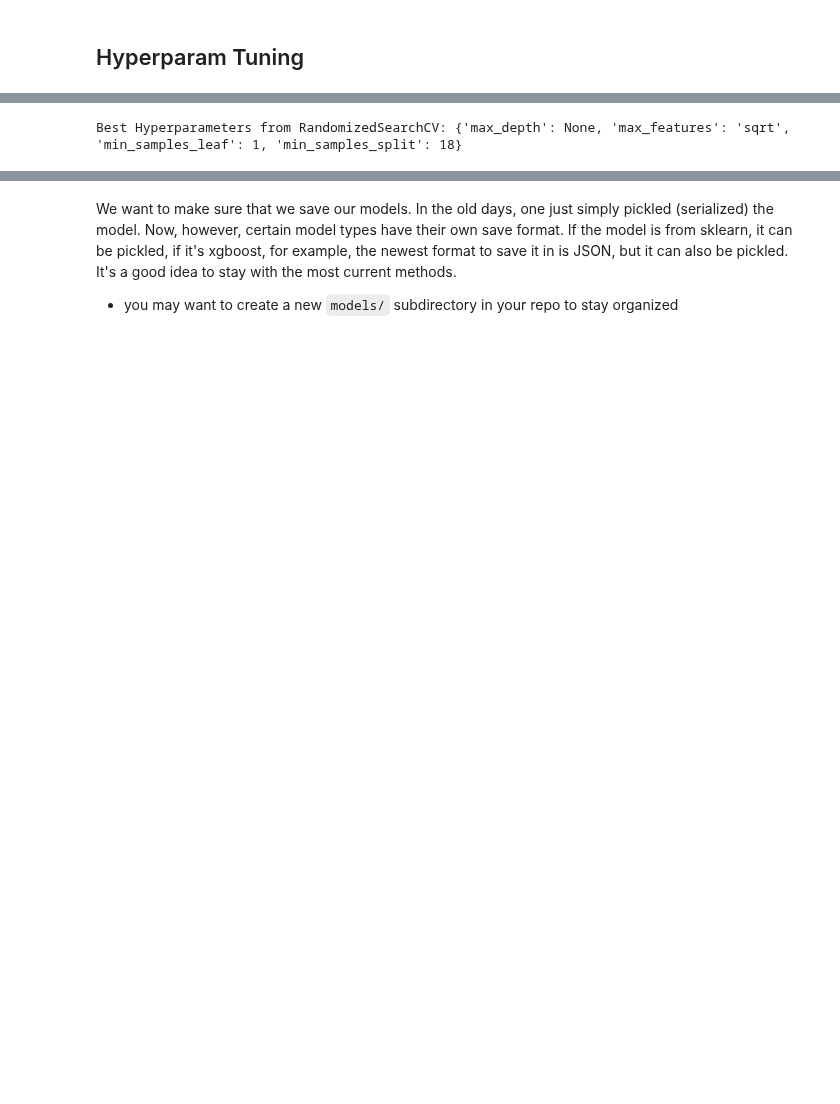
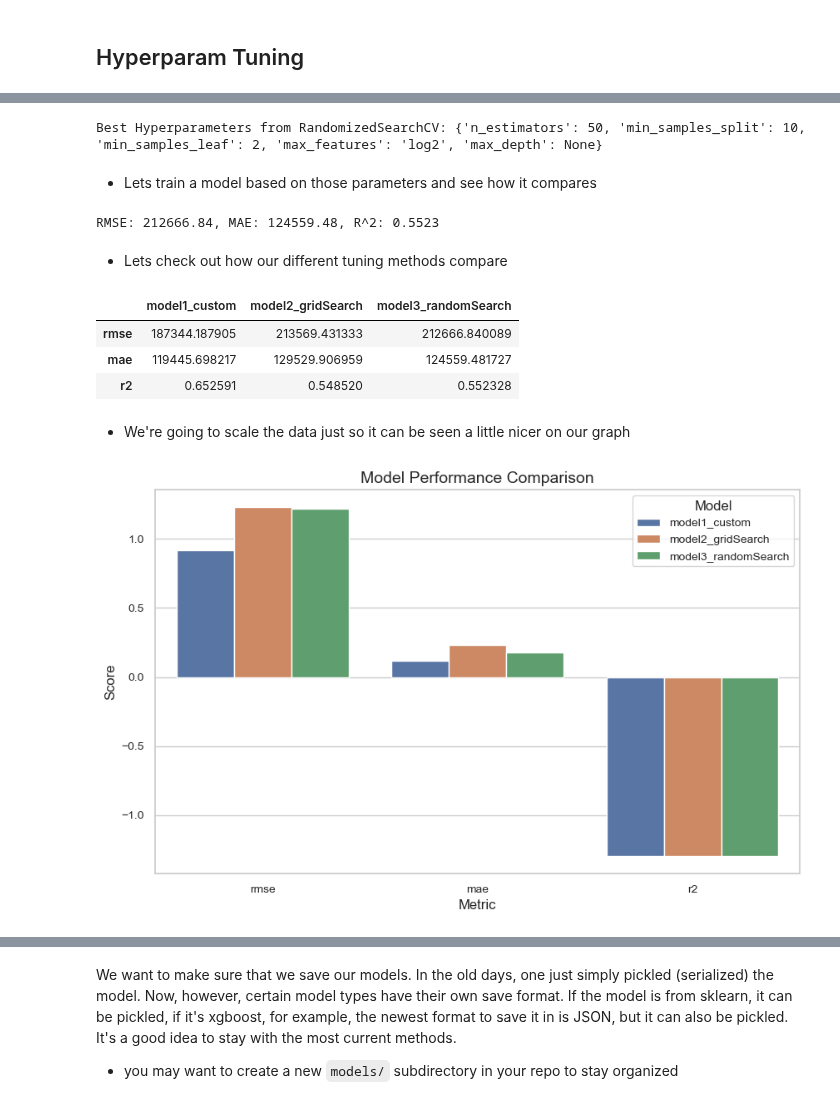
Before and after one commit to FinchWilliam/DS-Midterm-Project, a Jupyter notebook: notebooks/3 - tuning_pipeline.ipynb, the cells around one changed output, grey strips where cells are left out. Cells and saved outputs as stored; diff of their text form; code cells hidden in the pictures; blank space fills up the shorter version.

Commit message:
updates on pipeline and cleaning on hyperparamaters

```diff
--- a/notebooks/3 - tuning_pipeline.ipynb
+++ b/notebooks/3 - tuning_pipeline.ipynb
@@ -230,0 +101,6 @@ Best Hyperparameters from GridSearchCV: {'max_depth': 20, 'max_features': 'log2'
+# %%
+model2 = RandomForestRegressor(**best_hyperparams2, random_state=42)
+model2.fit(X_train, y_train)
+y_pred = model2.predict(X_test)
+rmse_model2, mae_model2, r2_model2 = fv.CalculateScores(y_pred, y_test)
+model_metrics['model2_gridSearch'] = {'rmse': rmse_model2, 'mae': mae_model2, 'r2': r2_model2}
@@ -231,36 +112,64 @@ Best Hyperparameters from GridSearchCV: {'max_depth': 20, 'max_features': 'log2'
 # %%
-# RandomizedSearchCV
-
-from sklearn.model_selection import RandomizedSearchCV
-from sklearn.ensemble import RandomForestRegressor
-from scipy.stats import randint
-
-# Define parameter distribution
-param_dist = {
-    'max_depth': [None, 10, 20, 30, 50, 100],
-    'min_samples_split': randint(2, 20),
-    'min_samples_leaf': randint(1, 10),
-    'max_features': ['sqrt', 'log2', None]
-}
 
 # Initialize RandomForestRegressor
 rf = RandomForestRegressor(random_state=42)
 
 # Initialize RandomizedSearchCV
-random_search = RandomizedSearchCV(estimator=rf, param_distributions=param_dist, n_iter=100, cv=5,
+random_search = RandomizedSearchCV(estimator=rf, param_distributions=param_grid, n_iter=100, cv=5,
                                    scoring='neg_mean_squared_error', n_jobs=-1, random_state=42)
 
 # Perform RandomizedSearchCV on the training data
 random_search.fit(X_train, y_train)
 
 # Best hyperparameters found by RandomizedSearchCV
-best_random_params = random_search.best_params_
-print("Best Hyperparameters from RandomizedSearchCV:", best_random_params)
-
-# Get best model
-best_model_random = random_search.best_estimator_
-
-# evaluate the best model on test set
-y_pred_random = best_model_random.predict(X_test)
+best_hyperparams3 = random_search.best_params_
+print("Best Hyperparameters from RandomizedSearchCV:", best_hyperparams3)
 # %% [output]
-Best Hyperparameters from RandomizedSearchCV: {'max_depth': None, 'max_features': 'sqrt', 'min_samples_leaf': 1, 'min_samples_split': 18}
+Best Hyperparameters from RandomizedSearchCV: {'n_estimators': 50, 'min_samples_split': 10, 'min_samples_leaf': 2, 'max_features': 'log2', 'max_depth': None}
+# %% [markdown]
+- Lets train a model based on those parameters and see how it compares
+# %%
+model3 = RandomForestRegressor(**best_hyperparams3, random_state=42)
+model3.fit(X_train, y_train)
+y_pred = model3.predict(X_test)
+rmse_model3, mae_model3, r2_model3 = fv.CalculateScores(y_pred, y_test)
+model_metrics['model3_randomSearch'] = {'rmse': rmse_model3, 'mae': mae_model3, 'r2': r2_model3}
+# %% [output]
+RMSE: 212666.84, MAE: 124559.48, R^2: 0.5523
+# %% [markdown]
+- Lets check out how our different tuning methods compare
+# %%
+metrics_df = pd.DataFrame(model_metrics)
+metrics_df
+# %% [output]
+|  | model1_custom | model2_gridSearch | model3_randomSearch |
+| rmse | 187344.187905 | 213569.431333 | 212666.840089 |
+| mae | 119445.698217 | 129529.906959 | 124559.481727 |
+| r2 | 0.652591 | 0.548520 | 0.552328 |
+# %% [markdown]
+- We're going to scale the data just so it can be seen a little nicer on our graph
+# %%
+df = metrics_df.T
+df['model'] = df.index
+df = df.melt(id_vars=['model'],
+        value_vars=['rmse','mae','r2'],
+        var_name='Metric',
+          value_name='Score')
+scalar = StandardScaler()
+df[['Score_scaled']] = scalar.fit_transform(df[['Score']])
+# %%
+# Create the line plot
+sns.set_theme(style="whitegrid")
+plt.figure(figsize=(10, 6))  # Adjust figure size if needed
+ax = sns.barplot(x="Metric", y="Score_scaled", hue="model", data=df)  # Adjust marker size if needed
+plt.xlabel("Metric", fontsize=12)  # Increase font size
+plt.ylabel("Score", fontsize=12)
+plt.title("Model Performance Comparison", fontsize=14)
+plt.xticks(fontsize=10)  # Increase tick font size
+plt.yticks(fontsize=10)
+plt.legend(title="Model", fontsize=10)  # Increase legend font size
+
+
+plt.show()
+# %% [output]
+[figure, added]
```
Also changed, not shown: parts of 39 cells of this notebook, 3 other files.
